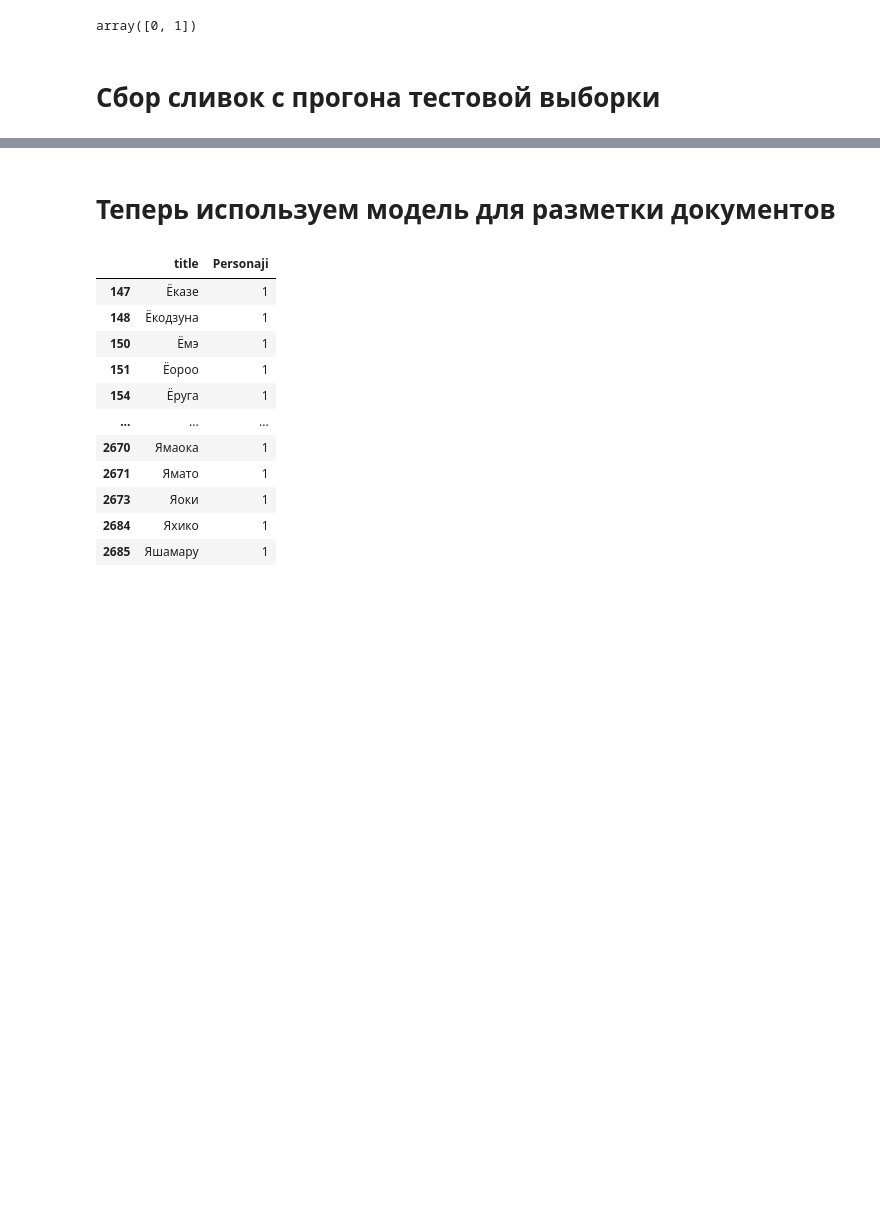
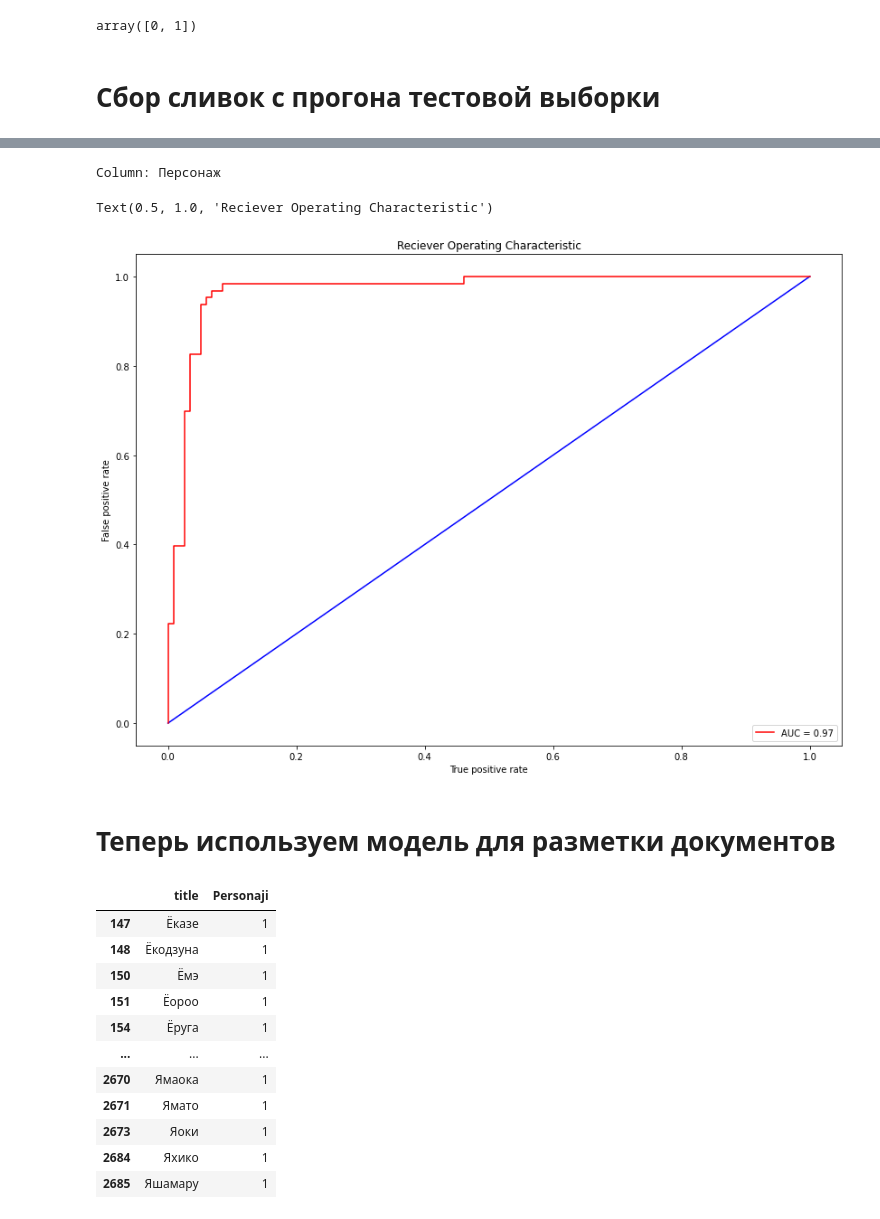
Before and after one commit to KozynchenkoVS/SearchSystem, a Jupyter notebook: tfidfDopusk.ipynb, the cells around one changed output, grey strips where cells are left out. Cells and saved outputs as stored; diff of their text form; code cells hidden in the pictures; blank space fills up the shorter version.

```diff
--- a/tfidfDopusk.ipynb
+++ b/tfidfDopusk.ipynb
@@ -230,3 +230,22 @@ submission[submission['Персонаж'] > 0.8]
+# %%
+from sklearn.metrics import roc_curve,auc
+import matplotlib.pyplot as plt
+col = 'Персонаж'
+print("Column:",col)
+pred_pro = lr.predict_proba(x_x_test)[:,1]
+frp,trp,thres = roc_curve(x_test['Персонаж'],pred_pro)
+auc_val =auc(frp,trp)
+plt.figure(figsize=(14,10))
+plt.plot([0,1],[0,1],color='b')
+plt.plot(frp,trp,color='r',label= 'AUC = %.2f'%auc_val)
+plt.legend(loc='lower right')
+plt.xlabel('True positive rate')
+plt.ylabel('False positive rate')
+plt.title('Reciever Operating Characteristic')
+# %% [output]
+Column: Персонаж
+Text(0.5, 1.0, 'Reciever Operating Characteristic')
+[figure, added]
 # %% [markdown]
 # Теперь используем модель для разметки документов
 # %%
```
Also changed, not shown: parts of 5 cells of this notebook, 2 other files.
